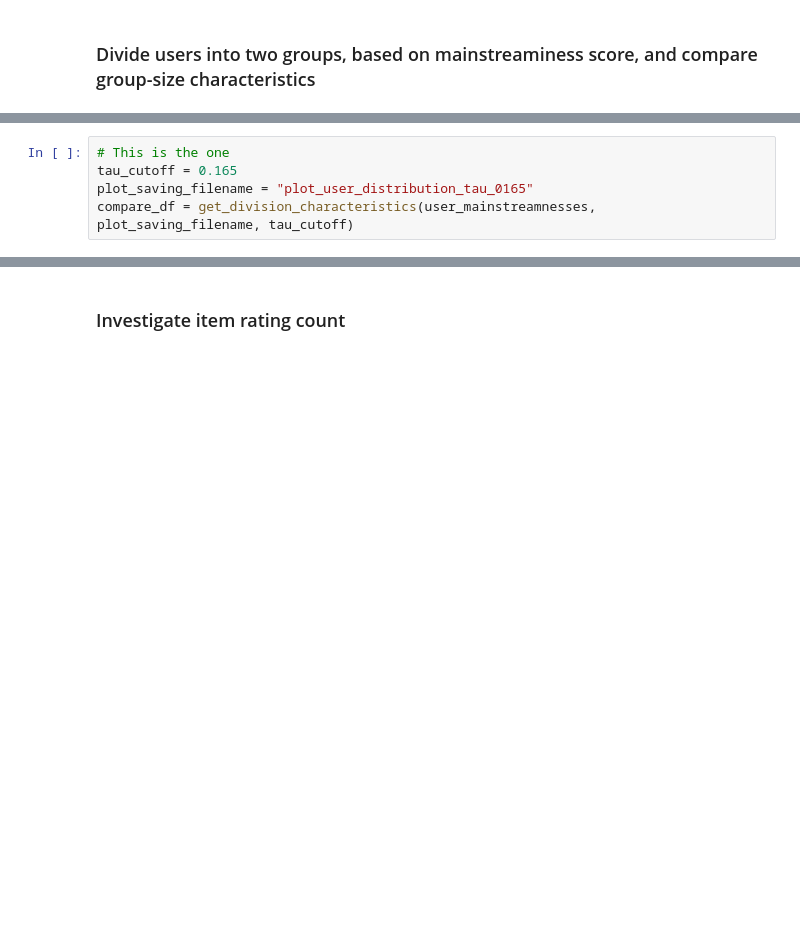
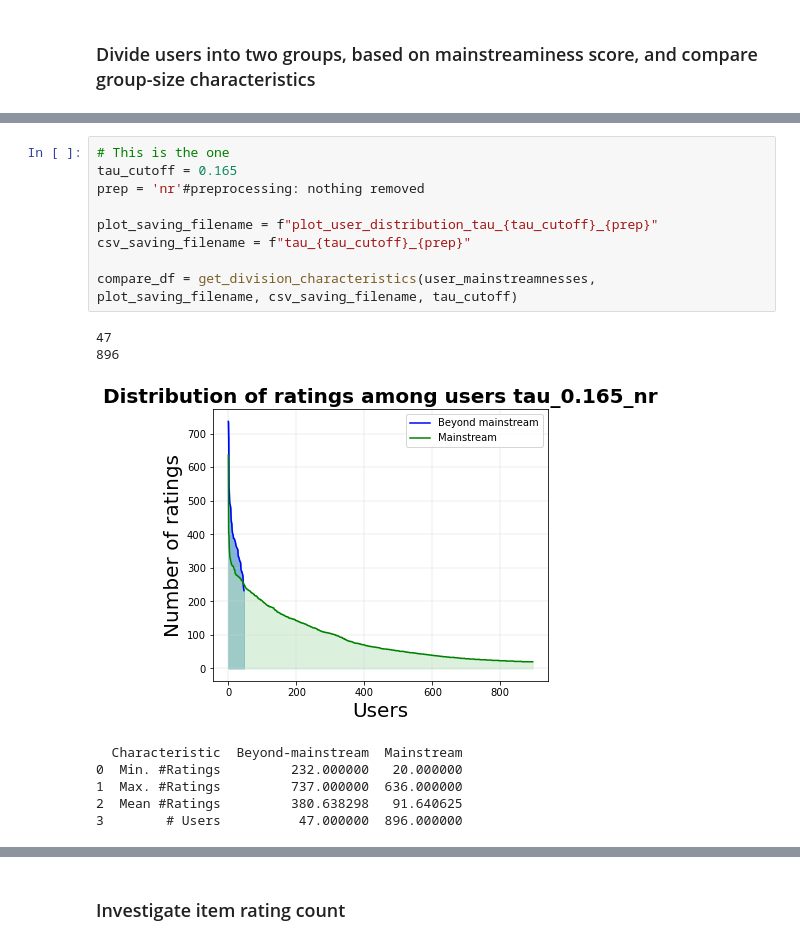
Before and after one commit to joranerogier/RecSysProject, a Jupyter notebook: src/compute_mainstreaminess_group_division_characteristics.ipynb, the cells around one changed output, grey strips where cells are left out. Cells and saved outputs as stored; diff of their text form; blank space fills up the shorter version.

```diff
--- a/src/compute_mainstreaminess_group_division_characteristics.ipynb
+++ b/src/compute_mainstreaminess_group_division_characteristics.ipynb
@@ -295,7 +306,20 @@ compare_df = get_division_characteristics(user_mainstreamnesses, plot_saving_fil
 # %%
 # This is the one
 tau_cutoff = 0.165
-plot_saving_filename = "plot_user_distribution_tau_0165"
-compare_df = get_division_characteristics(user_mainstreamnesses, plot_saving_filename, tau_cutoff)
+prep = 'nr'#preprocessing: nothing removed
+
+plot_saving_filename = f"plot_user_distribution_tau_{tau_cutoff}_{prep}"
+csv_saving_filename = f"tau_{tau_cutoff}_{prep}"
+
+compare_df = get_division_characteristics(user_mainstreamnesses, plot_saving_filename, csv_saving_filename, tau_cutoff)
+# %% [output]
+47
+896
+[figure, added]
+  Characteristic  Beyond-mainstream  Mainstream
+0  Min. #Ratings         232.000000   20.000000
+1  Max. #Ratings         737.000000  636.000000
+2  Mean #Ratings         380.638298   91.640625
+3        # Users          47.000000  896.000000
 # %%
 tau_cutoff = 0.18
```
Also changed, not shown: parts of 21 cells of this notebook, 47 other files.
